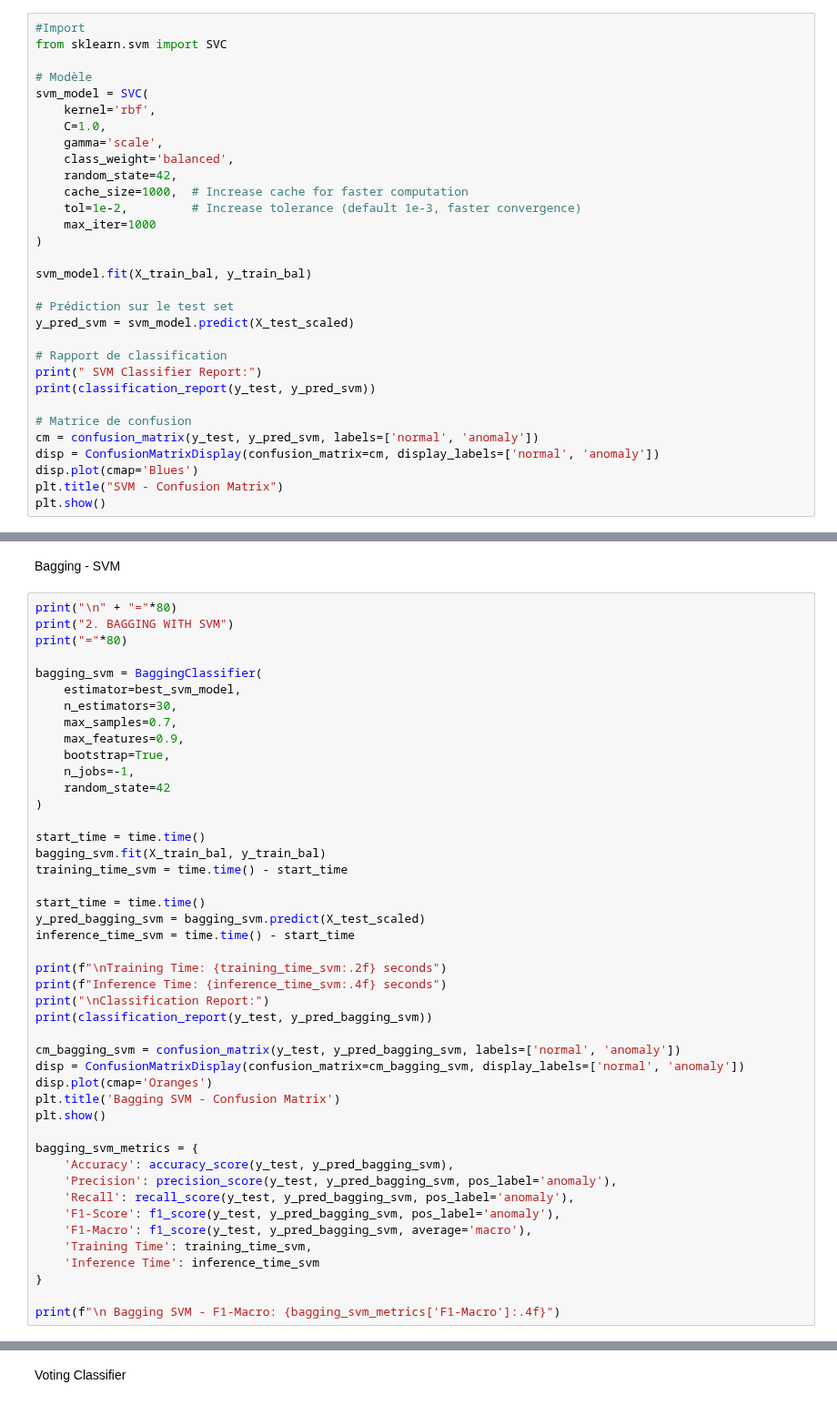
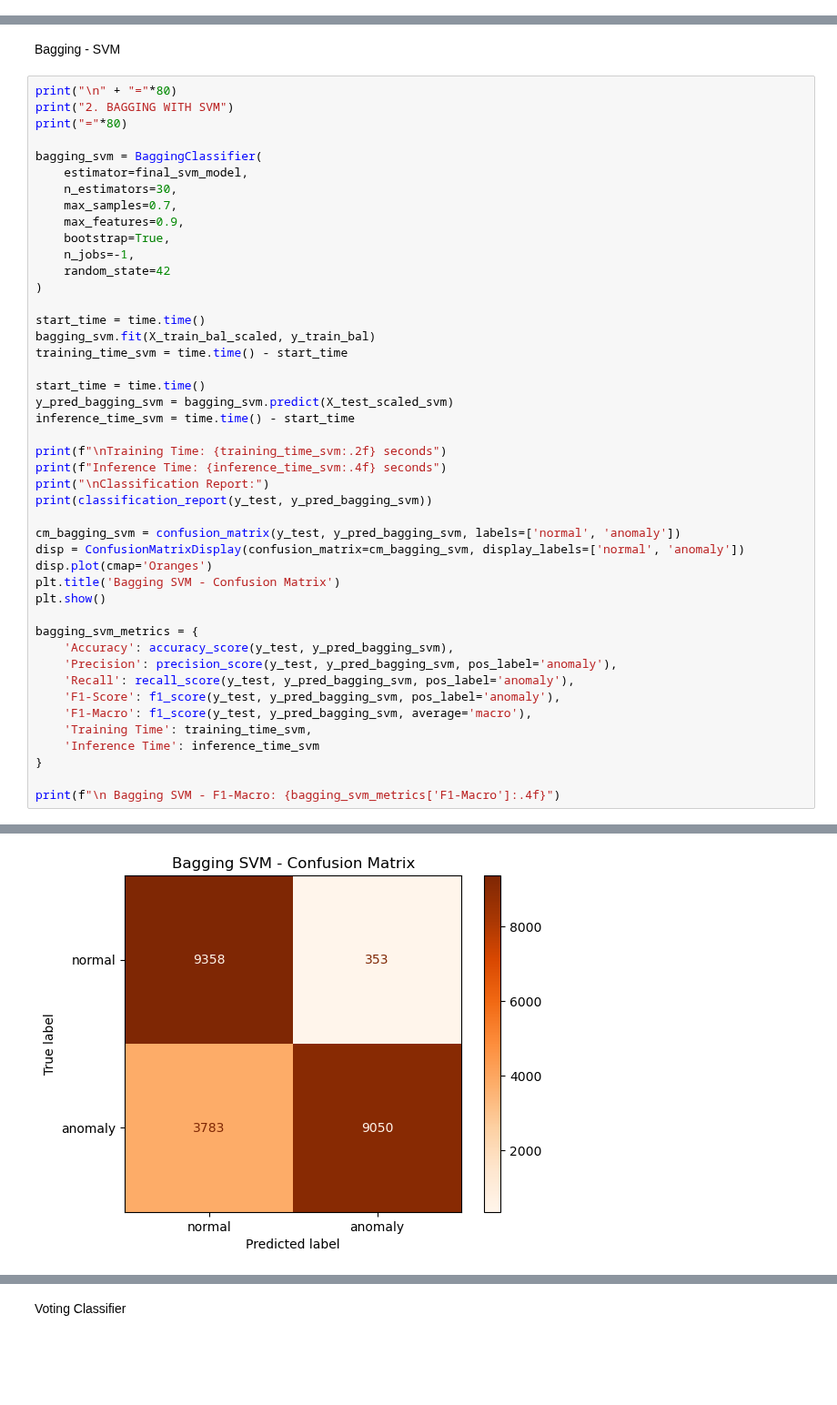
Before and after one commit to AchlysX/NSL-KDD-intrusion-detection, a Jupyter notebook: KDD_notebook.ipynb, the cells around one changed output, grey strips where cells are left out. Shown at 91% size. Saved outputs shown, nothing was run; the diff lists cells and outputs as text; blank space fills up the shorter version.

```diff
--- a/KDD_notebook.ipynb
+++ b/KDD_notebook.ipynb
@@ -459,33 +450,2 @@ weighted avg       0.80      0.77      0.77     22544
 # %% [markdown]
 ### SVM
-# %%
-#Import
-from sklearn.svm import SVC
-
-# Modèle
-svm_model = SVC(
-    kernel='rbf',
-    C=1.0,
-    gamma='scale',
-    class_weight='balanced',
-    random_state=42,
-    cache_size=1000,  # Increase cache for faster computation
-    tol=1e-2,         # Increase tolerance (default 1e-3, faster convergence)
-    max_iter=1000
-)
-
-svm_model.fit(X_train_bal, y_train_bal)
-
-# Prédiction sur le test set
-y_pred_svm = svm_model.predict(X_test_scaled)
-
-# Rapport de classification
-print(" SVM Classifier Report:")
-print(classification_report(y_test, y_pred_svm))
-
-# Matrice de confusion
-cm = confusion_matrix(y_test, y_pred_svm, labels=['normal', 'anomaly'])
-disp = ConfusionMatrixDisplay(confusion_matrix=cm, display_labels=['normal', 'anomaly'])
-disp.plot(cmap='Blues')
-plt.title("SVM - Confusion Matrix")
-plt.show()
@@ -1154,7 +1336,7 @@ print("2. BAGGING WITH SVM")
 print("="*80)
 
 bagging_svm = BaggingClassifier(
-    estimator=best_svm_model,
+    estimator=final_svm_model,
     n_estimators=30,
     max_samples=0.7,
     max_features=0.9,
@@ -1164,11 +1346,11 @@ bagging_svm = BaggingClassifier(
 )
 
 start_time = time.time()
-bagging_svm.fit(X_train_bal, y_train_bal)
+bagging_svm.fit(X_train_bal_scaled, y_train_bal)
 training_time_svm = time.time() - start_time
 
 start_time = time.time()
-y_pred_bagging_svm = bagging_svm.predict(X_test_scaled)
+y_pred_bagging_svm = bagging_svm.predict(X_test_scaled_svm)
 inference_time_svm = time.time() - start_time
 
 print(f"\nTraining Time: {training_time_svm:.2f} seconds")
@@ -1193,3 +1375,4 @@ bagging_svm_metrics = {
 }
 
 print(f"\n Bagging SVM - F1-Macro: {bagging_svm_metrics['F1-Macro']:.4f}")
+# %% [output]
@@ -1195,0 +1395 @@ print(f"\n Bagging SVM - F1-Macro: {bagging_svm_metrics['F1-Macro']:.4f}")
+[figure, added]
```
Also changed, not shown: parts of 30 cells of this notebook, 1 other file.
